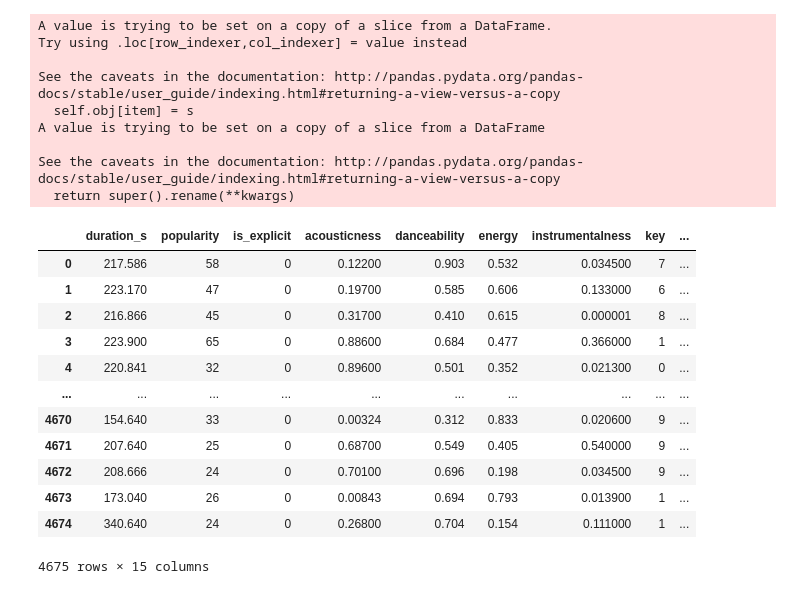
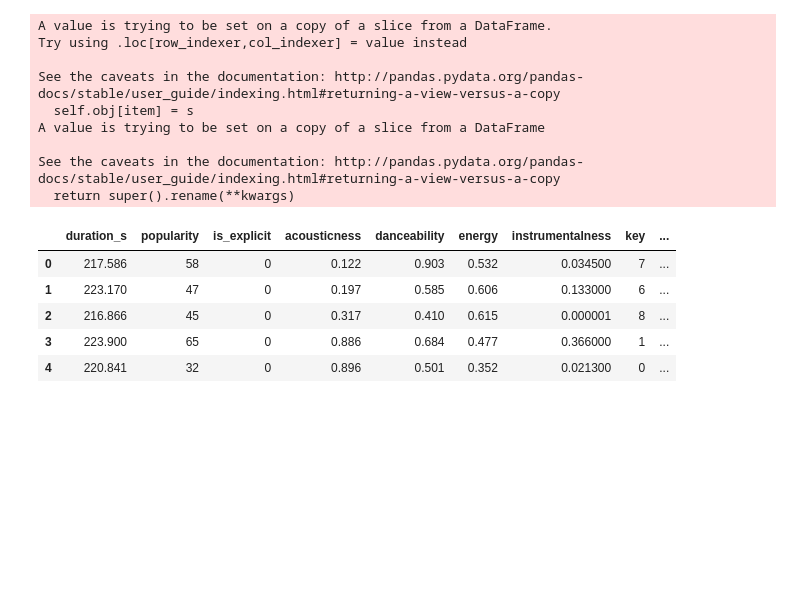
Before and after one commit to MauMccoy/spoti-find, a Jupyter notebook: spotify.ipynb, the cells around one changed output. Drawn from its saved outputs; the diff is of its cells as text; code cells hidden in the pictures; blank space fills up the shorter version.

```diff
--- a/spotify.ipynb
+++ b/spotify.ipynb
@@ -9,7 +14,7 @@ import matplotlib.pyplot as plt
 tsne = TSNE(n_components = 3)
 # pca = PCA(n_components = 3)
 # %%
-df = pd.read_csv('spotify_library_metadata.csv')
+df = pd.read_csv('data/spotify_library_metadata.csv')
 # %%
 df.head()
 # %% [output]
@@ -37,21 +42,14 @@ A value is trying to be set on a copy of a slice from a DataFrame
 See the caveats in the documentation: http://pandas.pydata.org/pandas-docs/stable/user_guide/indexing.html#returning-a-view-versus-a-copy
   return super().rename(**kwargs)
 # %%
-data
+data.head()
 # %% [output]
 |  | duration_s | popularity | is_explicit | acousticness | danceability | energy | instrumentalness | key | ... |
-| 0 | 217.586 | 58 | 0 | 0.12200 | 0.903 | 0.532 | 0.034500 | 7 | ... |
-| 1 | 223.170 | 47 | 0 | 0.19700 | 0.585 | 0.606 | 0.133000 | 6 | ... |
-| 2 | 216.866 | 45 | 0 | 0.31700 | 0.410 | 0.615 | 0.000001 | 8 | ... |
-| 3 | 223.900 | 65 | 0 | 0.88600 | 0.684 | 0.477 | 0.366000 | 1 | ... |
-| 4 | 220.841 | 32 | 0 | 0.89600 | 0.501 | 0.352 | 0.021300 | 0 | ... |
-| ... | ... | ... | ... | ... | ... | ... | ... | ... | ... |
-| 4670 | 154.640 | 33 | 0 | 0.00324 | 0.312 | 0.833 | 0.020600 | 9 | ... |
-| 4671 | 207.640 | 25 | 0 | 0.68700 | 0.549 | 0.405 | 0.540000 | 9 | ... |
-| 4672 | 208.666 | 24 | 0 | 0.70100 | 0.696 | 0.198 | 0.034500 | 9 | ... |
-| 4673 | 173.040 | 26 | 0 | 0.00843 | 0.694 | 0.793 | 0.013900 | 1 | ... |
-| 4674 | 340.640 | 24 | 0 | 0.26800 | 0.704 | 0.154 | 0.111000 | 1 | ... |
+| 0 | 217.586 | 58 | 0 | 0.122 | 0.903 | 0.532 | 0.034500 | 7 | ... |
+| 1 | 223.170 | 47 | 0 | 0.197 | 0.585 | 0.606 | 0.133000 | 6 | ... |
+| 2 | 216.866 | 45 | 0 | 0.317 | 0.410 | 0.615 | 0.000001 | 8 | ... |
+| 3 | 223.900 | 65 | 0 | 0.886 | 0.684 | 0.477 | 0.366000 | 1 | ... |
+| 4 | 220.841 | 32 | 0 | 0.896 | 0.501 | 0.352 | 0.021300 | 0 | ... |
-4675 rows × 15 columns
 # %%
 X = data.to_numpy()
 s = StandardScaler()
```
Also changed, not shown: parts of 12 cells of this notebook.
